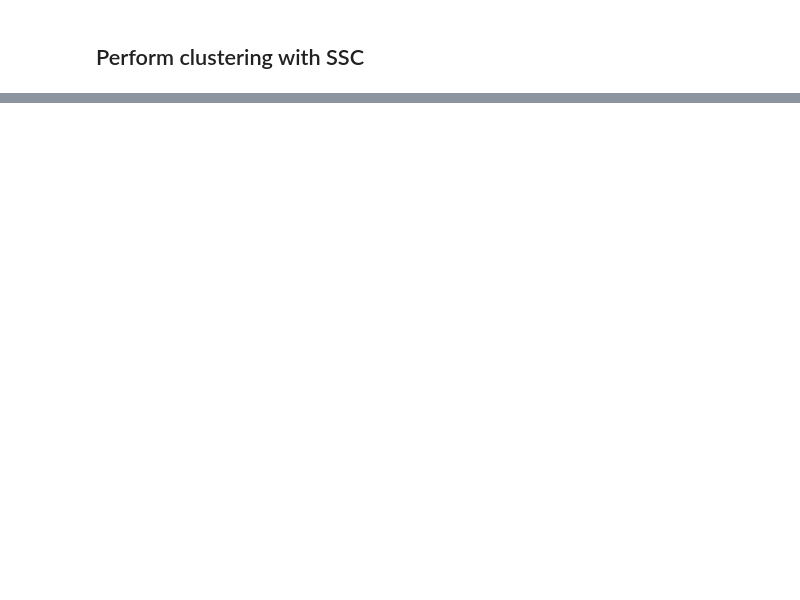
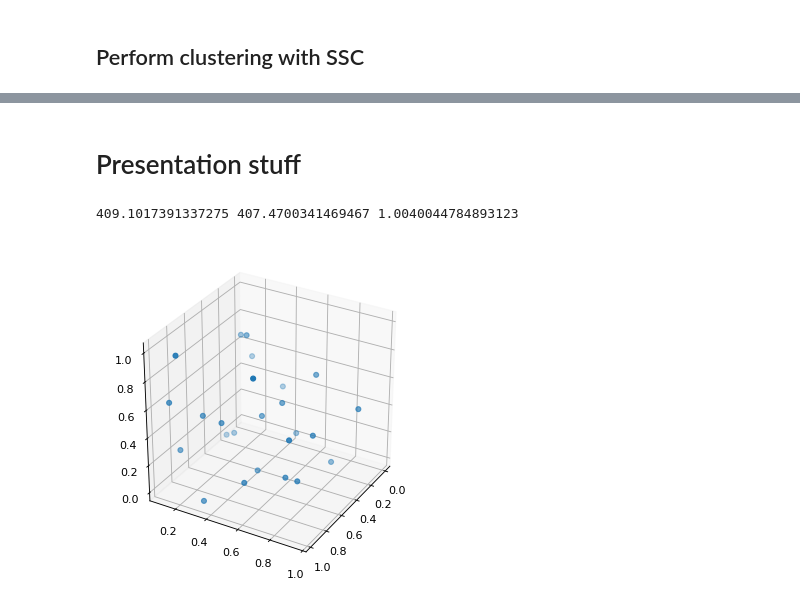
Before and after one commit to zheng-alice/Deep-Subspace-Clustering, a Jupyter notebook: Verbose.ipynb, the cells around one changed output, grey strips where cells are left out. Cells and saved outputs as stored; diff of their text form; code cells hidden in the pictures; blank space fills up the shorter version.

```diff
--- a/Verbose.ipynb
+++ b/Verbose.ipynb
@@ -330,0 +387,2 @@ labels_pred2 = sc.fit_predict(images_HM2, labels)
+# %% [markdown]
+# Presentation stuff
@@ -330,0 +398,14 @@ labels_pred2 = sc.fit_predict(images_HM2, labels)
+# %%
+hypercube(d=1000000)
+# %% [output]
+409.1017391337275 407.4700341469467 1.0040044784893123
+# %%
+from mpl_toolkits.mplot3d import Axes3D
+
+n = 25
+fig = plt.figure(figsize=(4, 4), dpi=80)
+ax = Axes3D(fig)
+ax.view_init(azim=30)
+scatter = ax.scatter(np.random.uniform(size=n), np.random.uniform(size=n), np.random.uniform(size=n))
+# %% [output]
+[figure, added]
```
Also changed, not shown: parts of 35 cells of this notebook, 1 other file.
